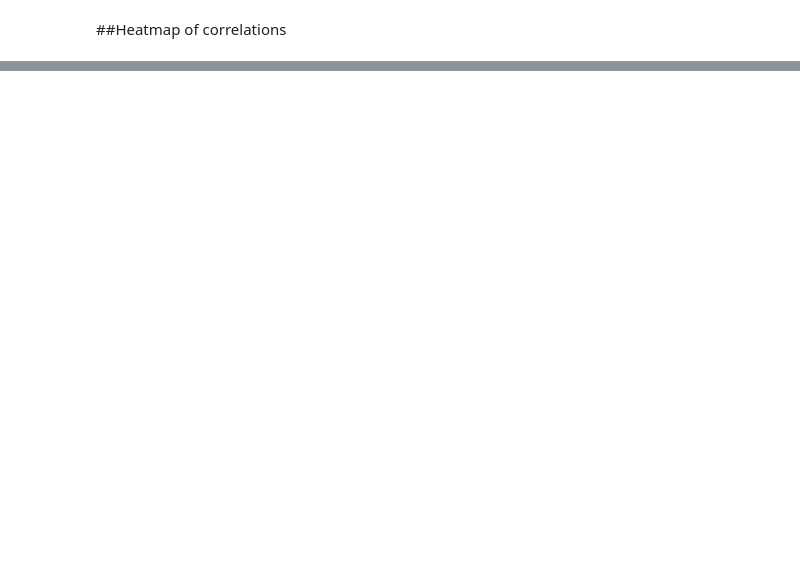
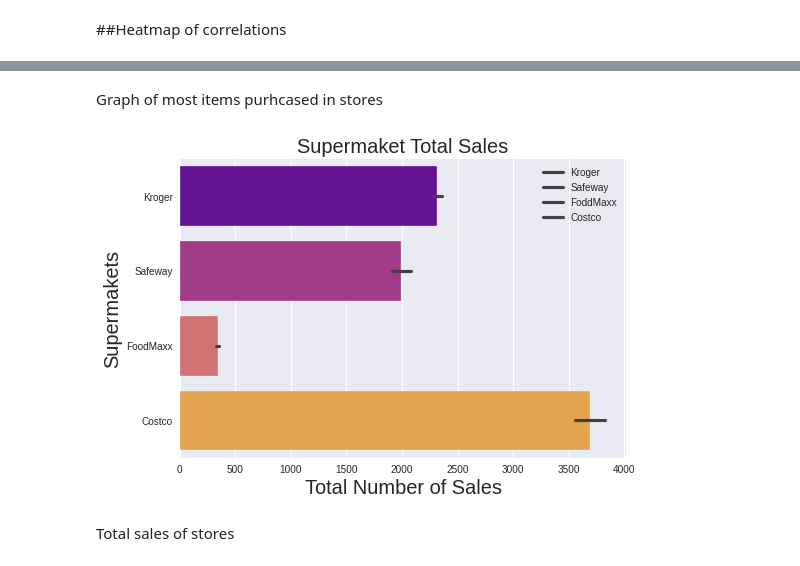
Before and after one commit to TopData530/Sales-Prediction, a Jupyter notebook: Sales_prediction.ipynb, the cells around one changed output, grey strips where cells are left out. Cells and saved outputs as stored; diff of their text form; code cells hidden in the pictures; blank space fills up the shorter version.

```diff
--- a/Sales_prediction.ipynb
+++ b/Sales_prediction.ipynb
@@ -199,0 +217,10 @@ sns.heatmap(corr, cmap='Blues', annot=True);
+# %%
+plt.style.use('seaborn')
+fig, axes = plt.subplots()
+df['Item_Type'].hist(edgecolor='black', bins=20, color='yellow')
+plt.xticks(rotation=75, fontsize=12)
+plt.yticks(fontsize=12)
+plt.xlabel('Types of Items', fontsize=16)
+plt.ylabel('Amount of Items Sold', fontsize=16)
+plt.title('Total Amount of sales per Item', fontsize=16)
+plt.show()
@@ -199,0 +229,12 @@ sns.heatmap(corr, cmap='Blues', annot=True);
+# %% [markdown]
+Graph of most items purhcased in stores
+# %%
+sns.barplot(data=df, x = 'Item_Outlet_Sales', y = 'Outlet_Type', palette='plasma');
+plt.xlabel('Total Number of Sales', fontsize=20);
+plt.ylabel('Supermakets', fontsize=20);
+plt.title('Supermaket Total Sales', fontsize=20);
+plt.legend(['Kroger','Safeway','FoddMaxx','Costco']);
+# %% [output]
+[figure, added]
+# %% [markdown]
+Total sales of stores
```
Also changed, not shown: parts of 12 cells of this notebook.
